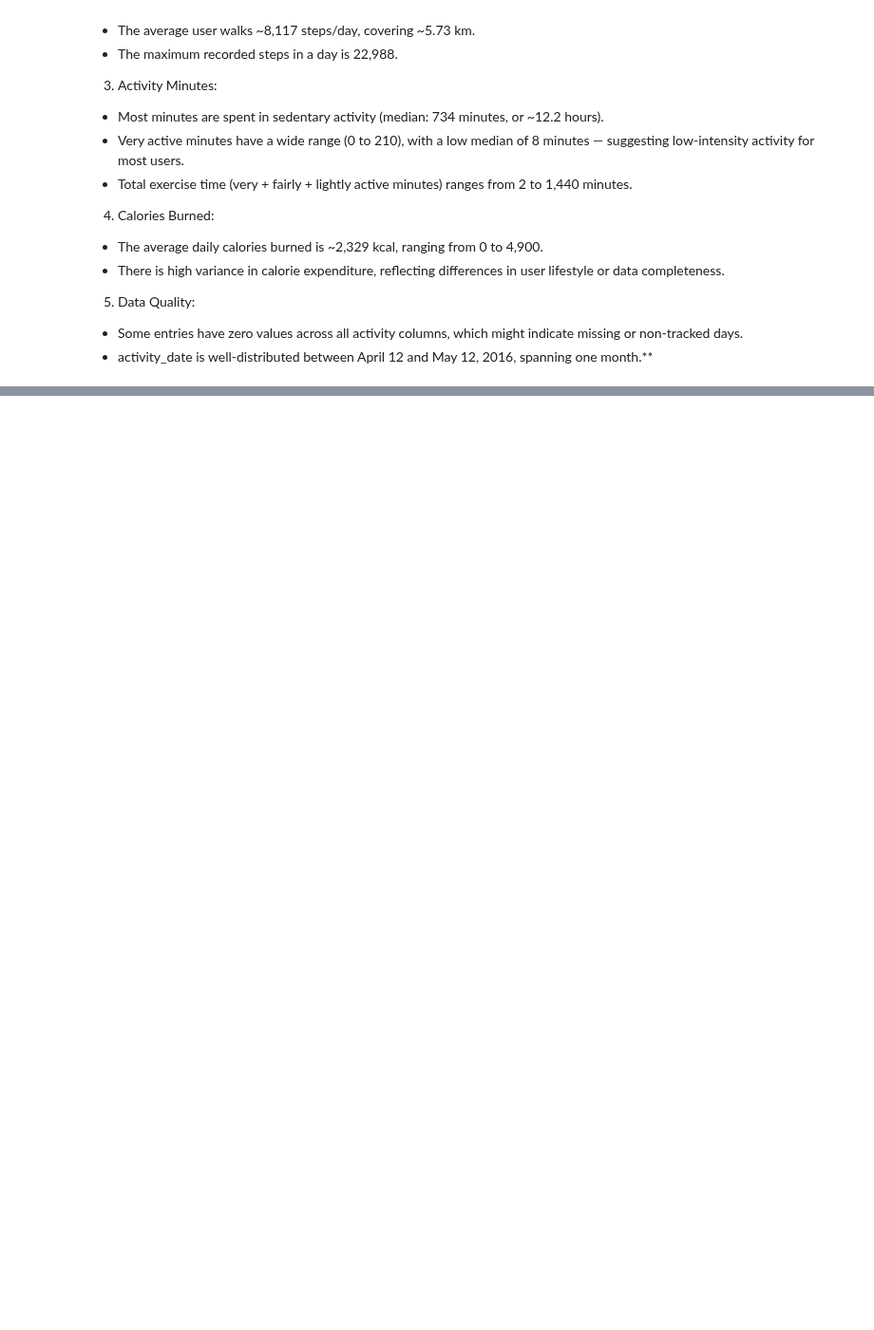
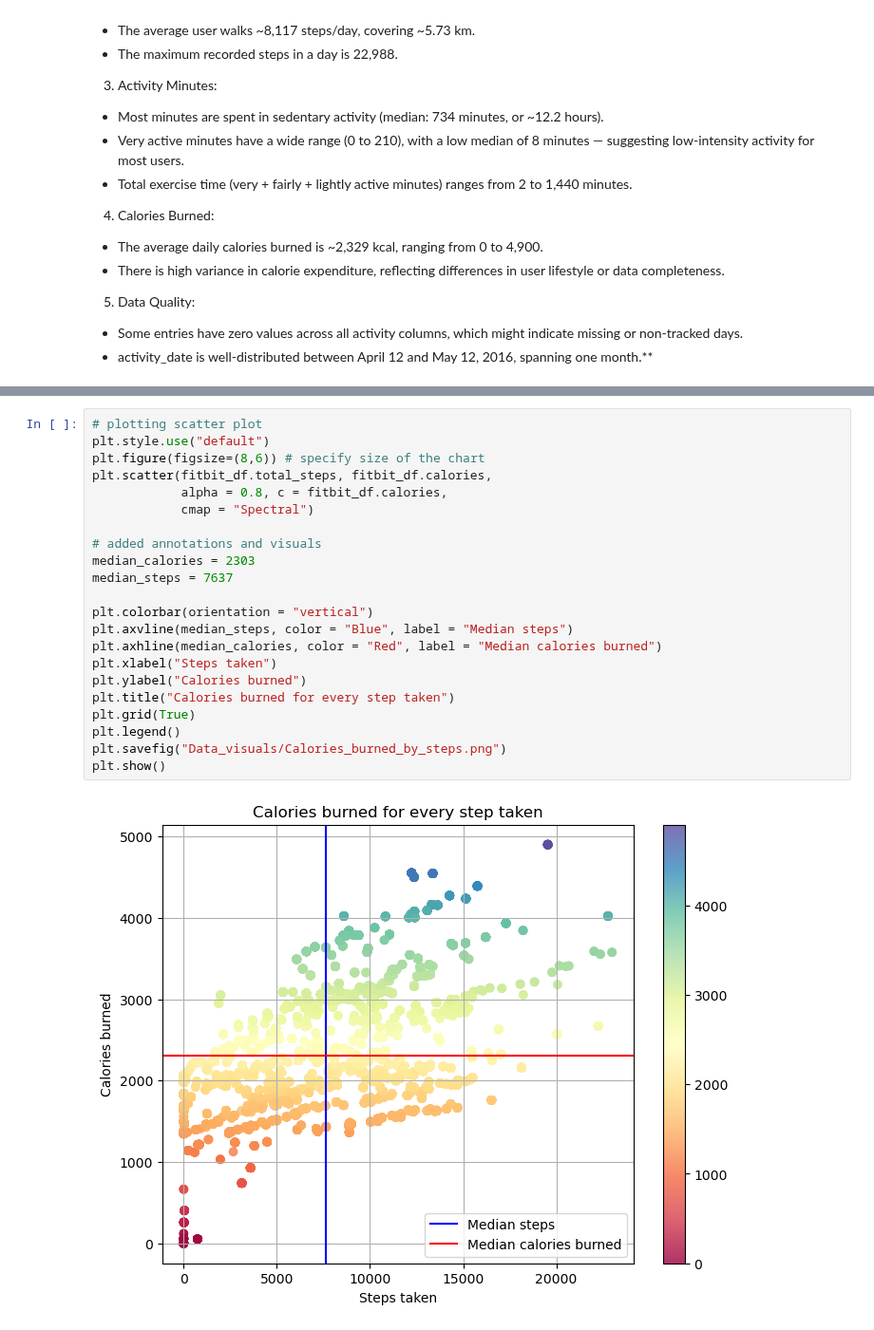
Before and after one commit to SheryllD/Project_SQL_Database, a Jupyter notebook: Data_Wrangling.ipynb, the cells around one changed output, grey strips where cells are left out. Shown at 95% size. Drawn from its saved outputs; the diff is of its cells as text; blank space fills up the shorter version.

```diff
--- a/Data_Wrangling.ipynb
+++ b/Data_Wrangling.ipynb
@@ -369,0 +457,24 @@ fitbit_df.describe()
+# %%
+# plotting scatter plot
+plt.style.use("default")
+plt.figure(figsize=(8,6)) # specify size of the chart
+plt.scatter(fitbit_df.total_steps, fitbit_df.calories,
+            alpha = 0.8, c = fitbit_df.calories,
+            cmap = "Spectral")
+
+# added annotations and visuals
+median_calories = 2303
+median_steps = 7637
+
+plt.colorbar(orientation = "vertical")
+plt.axvline(median_steps, color = "Blue", label = "Median steps")
+plt.axhline(median_calories, color = "Red", label = "Median calories burned")
+plt.xlabel("Steps taken")
+plt.ylabel("Calories burned")
+plt.title("Calories burned for every step taken")
+plt.grid(True)
+plt.legend()
+plt.savefig("Data_visuals/Calories_burned_by_steps.png")
+plt.show()
+# %% [output]
+[figure, added]
```
Also changed, not shown: parts of 10 cells of this notebook, 6 other files.
